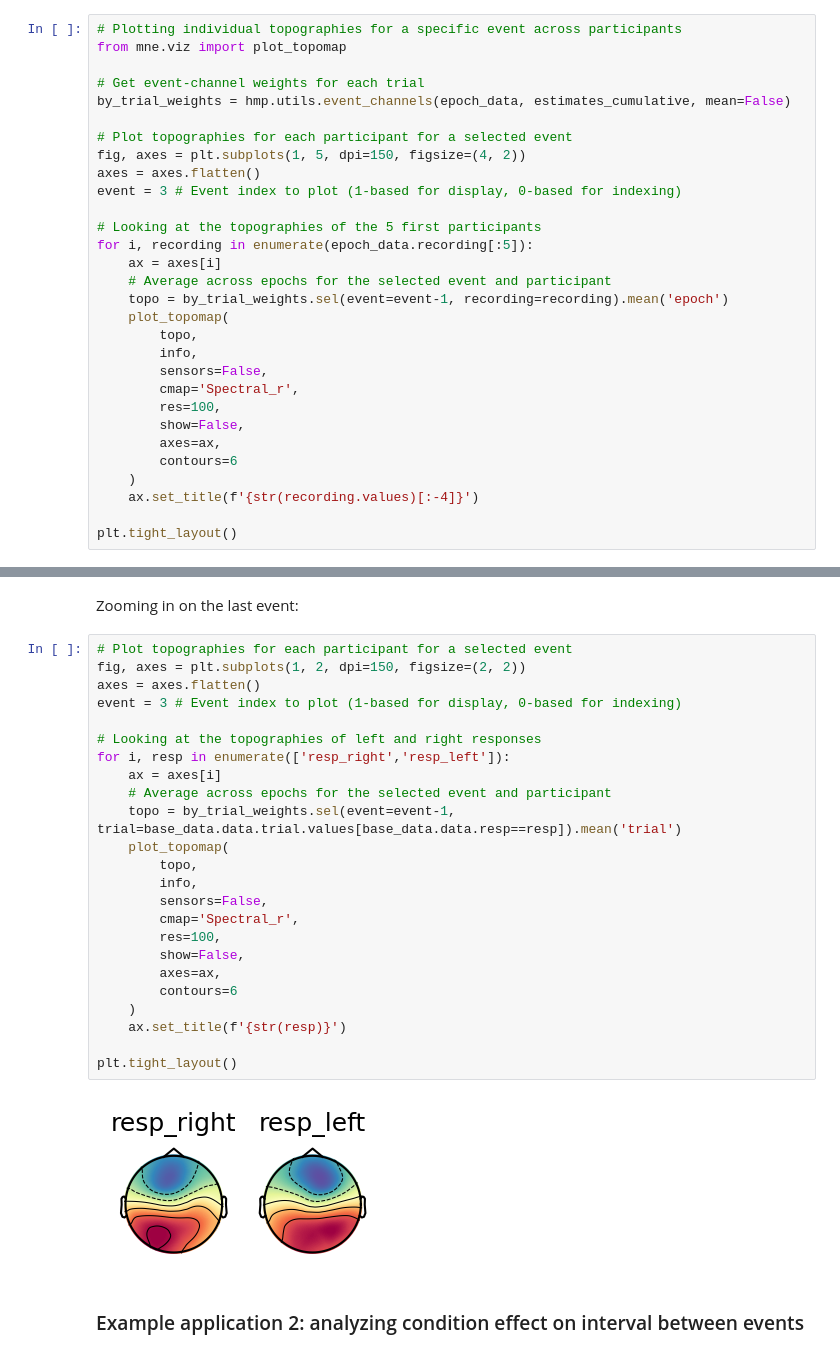
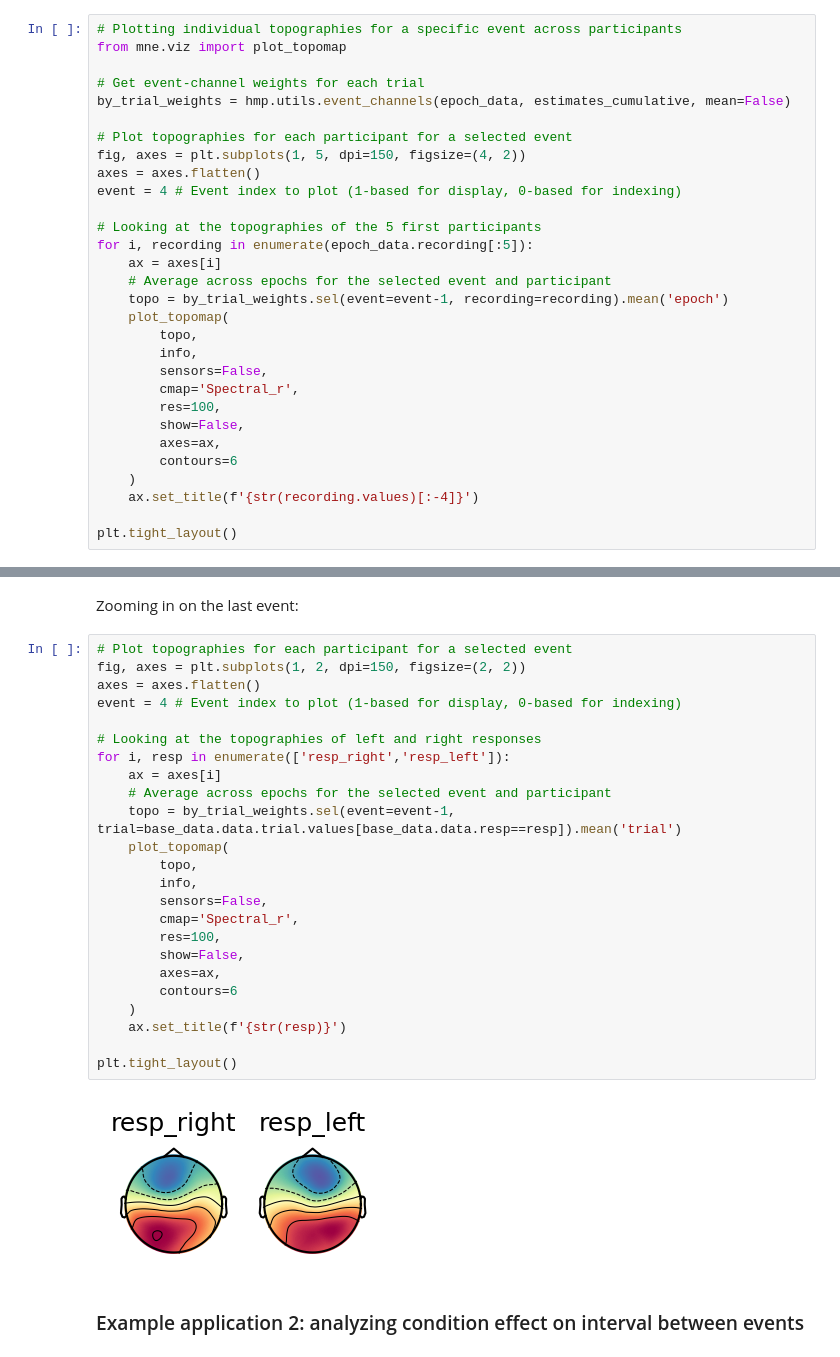
Before and after one commit to JoKra1/hsmm_mvpy, a Jupyter notebook: docs/source/notebooks/3-Applying_HMP_to_real_data.ipynb, the cells around one changed output, grey strips where cells are left out. Drawn from its saved outputs; the diff is of its cells as text.

```diff
--- a/docs/source/notebooks/3-Applying_HMP_to_real_data.ipynb
+++ b/docs/source/notebooks/3-Applying_HMP_to_real_data.ipynb
@@ -171,7 +172,7 @@ by_trial_weights = hmp.utils.event_channels(epoch_data, estimates_cumulative, me
 # Plot topographies for each participant for a selected event
 fig, axes = plt.subplots(1, 5, dpi=150, figsize=(4, 2))
 axes = axes.flatten()
-event = 3 # Event index to plot (1-based for display, 0-based for indexing)
+event = 4 # Event index to plot (1-based for display, 0-based for indexing)
 
 # Looking at the topographies of the 5 first participants
 for i, recording in enumerate(epoch_data.recording[:5]):
@@ -206,29 +207,29 @@ Zooming in on the last event:
 # %%
 # Plot topographies for each participant for a selected event
 fig, axes = plt.subplots(1, 2, dpi=150, figsize=(2, 2))
 axes = axes.flatten()
-event = 3 # Event index to plot (1-based for display, 0-based for indexing)
+event = 4 # Event index to plot (1-based for display, 0-based for indexing)
 
 # Looking at the topographies of left and right responses
 for i, resp in enumerate(['resp_right','resp_left']):
     ax = axes[i]
     # Average across epochs for the selected event and participant
     topo = by_trial_weights.sel(event=event-1, trial=base_data.data.trial.values[base_data.data.resp==resp]).mean('trial')
     plot_topomap(
         topo,
         info,
         sensors=False,
         cmap='Spectral_r',
         res=100,
         show=False,
         axes=ax,
         contours=6
     )
     ax.set_title(f'{str(resp)}')
 
 plt.tight_layout()
 # %% [output]
-[figure, old version]
+[figure, new version]
 # %% [markdown]
 ### Example application 2: analyzing condition effect on interval between events
 # %% [markdown]
```
Also changed, not shown: parts of 15 cells of this notebook, 4 other files.
